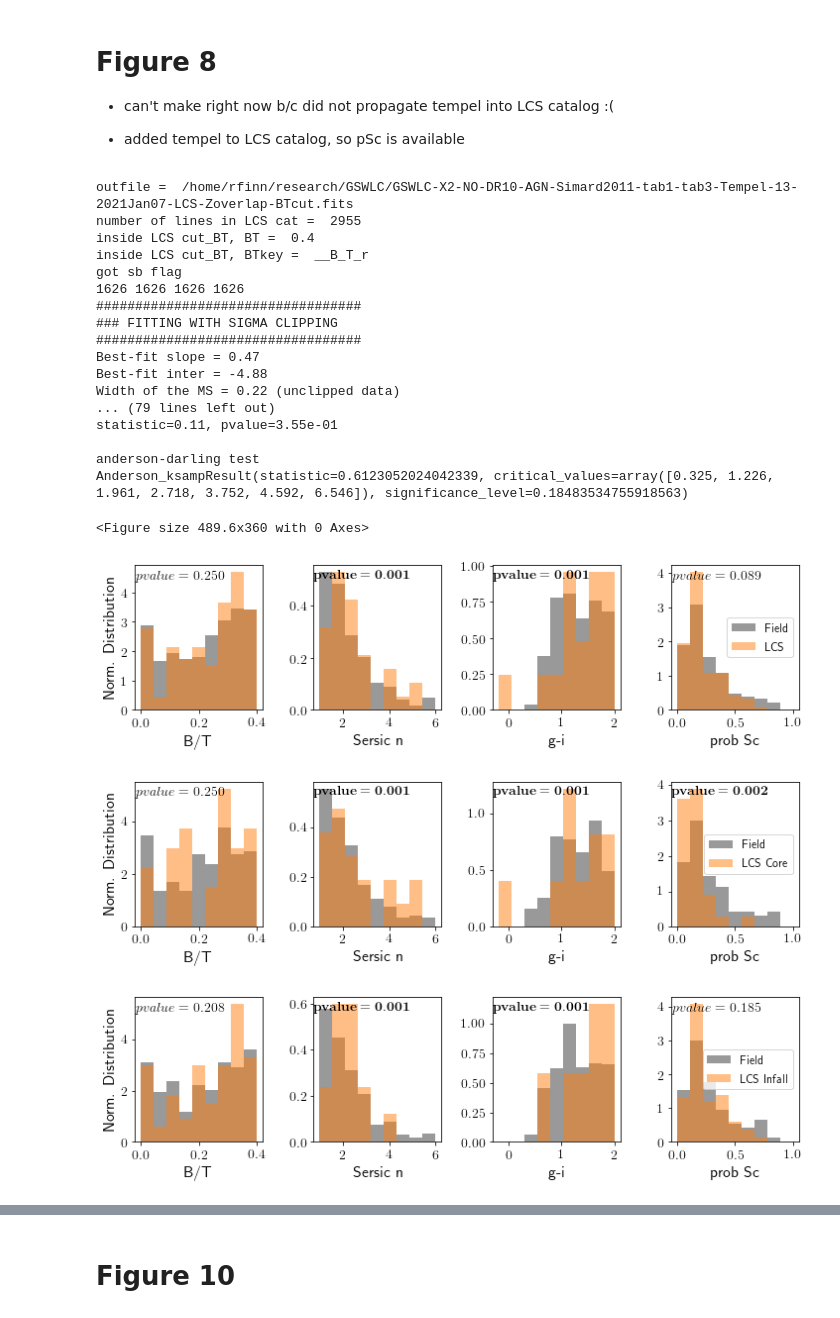
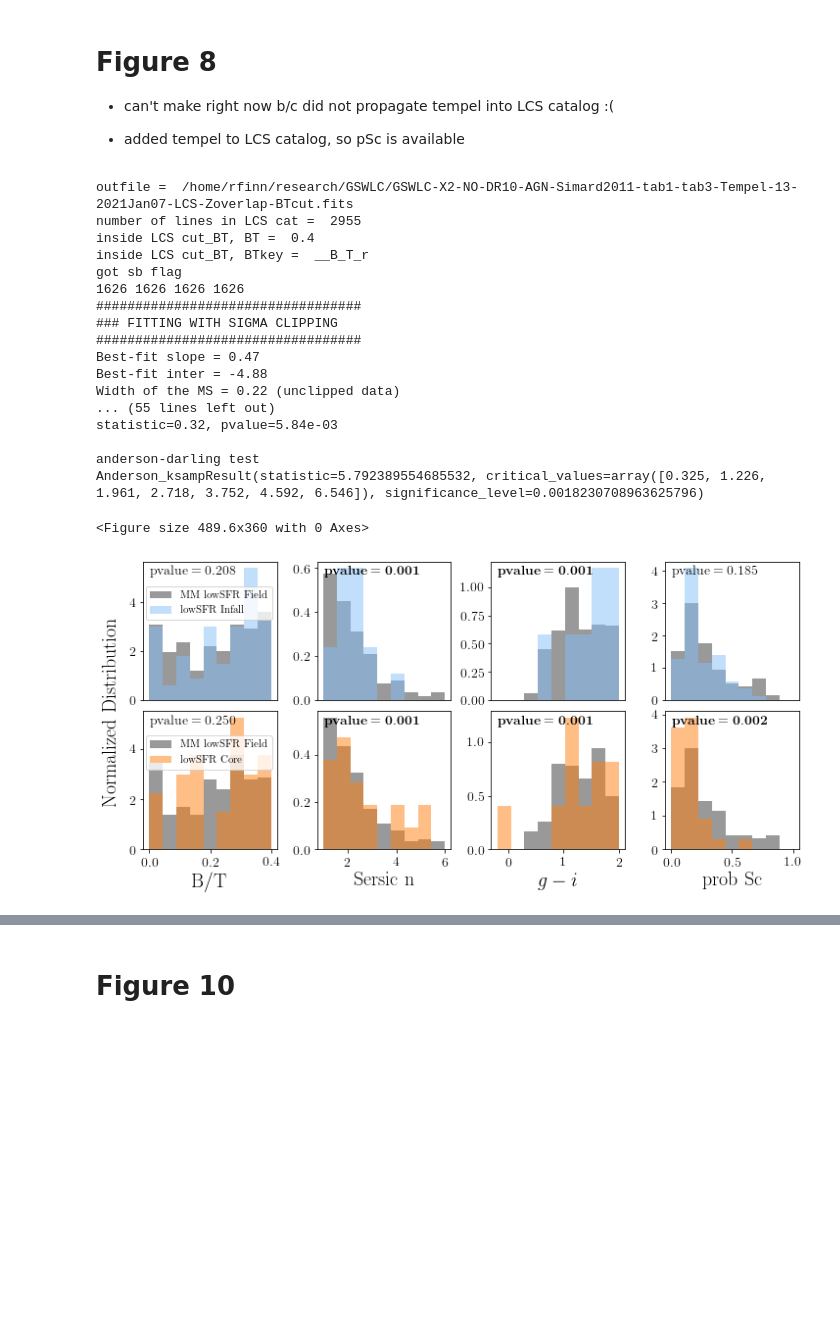
Before and after one commit to rfinn/LCS, a Jupyter notebook: notebooks/expanded-lcs.ipynb, the cells around one changed output, grey strips where cells are left out. Cells and saved outputs as stored; diff of their text form; code cells hidden in the pictures; blank space fills up the shorter version.

```diff
--- a/notebooks/expanded-lcs.ipynb
+++ b/notebooks/expanded-lcs.ipynb
@@ -539,49 +593,55 @@ Anderson_ksampResult(statistic=-1.006455243896528, critical_values=array([0.325,
 # compare BT of low SFR field galaxies with BT distribution of mass-matched normal SF field galaxies
 os.chdir(homedir+'/research/LCS/plots/')
 btmax=.4
 %run ~/github/LCS/python/lcs_paper2_v2.py --cutBT --BT 0.4 --minmass 9.7 --ellip 0.75
-b.compare_BT_lowsfr_field_core(nbins=10,coreonly=False,BTmax=btmax)
-outfile1 = homedir+'/research/LCS/plots/lowsfr-prop-lcsall-mmfield-BTcut0p4-e0p75.pdf'
-outfile2 = homedir+'/research/LCS/plots/lowsfr-prop-lcsall-mmfield-BTcut0p4-e0p75.png'
-plt.savefig(outfile1)
-plt.savefig(outfile2)
+#b.compare_BT_lowsfr_field_core(nbins=10,coreonly=False,BTmax=btmax)
+#outfile1 = homedir+'/research/LCS/plots/lowsfr-prop-lcsall-mmfield-BTcut0p4-e0p75.pdf'
+#outfile2 = homedir+'/research/LCS/plots/lowsfr-prop-lcsall-mmfield-BTcut0p4-e0p75.png'
+#plt.savefig(outfile1)
+#plt.savefig(outfile2)
 
 print()
 print('TESTING')
 print()
-b.compare_BT_lowsfr_field_core(nbins=10,coreonly=True,BTmax=btmax)
-outfile1 = homedir+'/research/LCS/plots/lowsfr-prop-lcscore-mmfield-BTcut0p4-e0p75.pdf'
-outfile2 = homedir+'/research/LCS/plots/lowsfr-prop-lcscore-mmfield-BTcut0p4-e0p75.png'
-plt.savefig(outfile1)
-plt.savefig(outfile2)
+plt.figure(figsize=(12,6))
+plt.subplots_adjust(wspace=.3,bottom=.2,hspace=.08)
+
+
 
 print()
 print('TESTING')
 print()
-b.compare_BT_lowsfr_field_core(nbins=10,coreonly=False,infallonly=True,BTmax=btmax)
-outfile1 = homedir+'/research/LCS/plots/lowsfr-prop-lcsinfall-mmfield-BTcut0p4-e0p75.pdf'
-outfile2 = homedir+'/research/LCS/plots/lowsfr-prop-lcsinfall-mmfield-BTcut0p4-e0p75.png'
+b.compare_BT_lowsfr_field_core(nbins=10,coreonly=False,infallonly=True,BTmax=btmax,plotsingle=False,nrow=2,show_xlabel=False)
+#outfile1 = homedir+'/research/LCS/plots/lowsfr-prop-lcsinfall-mmfield-BTcut0p4-e0p75.pdf'
+#outfile2 = homedir+'/research/LCS/plots/lowsfr-prop-lcsinfall-mmfield-BTcut0p4-e0p75.png'
+
+b.compare_BT_lowsfr_field_core(nbins=10,coreonly=True,BTmax=btmax,plotsingle=False,nrow=2,subplot_offset=4)
+#outfile1 = homedir+'/research/LCS/plots/lowsfr-prop-lcscore-mmfield-BTcut0p4-e0p75.pdf'
+#outfile2 = homedir+'/research/LCS/plots/lowsfr-prop-lcscore-mmfield-BTcut0p4-e0p75.png'
+#plt.savefig(outfile1)
+#plt.savefig(outfile2)
+
+outfile1 = homedir+'/research/LCS/plots/lowsfr-prop-lcscore-infall-mmfield-BTcut0p4-e0p75.pdf'
+outfile2 = homedir+'/research/LCS/plots/lowsfr-prop-lcscore-infall-mmfield-BTcut0p4-e0p75.png'
 plt.savefig(outfile1)
 plt.savefig(outfile2)
 # %% [output]
 outfile =  /home/rfinn/research/GSWLC/GSWLC-X2-NO-DR10-AGN-Simard2011-tab1-tab3-Tempel-13-2021Jan07-LCS-Zoverlap-BTcut.fits
 number of lines in LCS cat =  2955
 inside LCS cut_BT, BT =  0.4
 inside LCS cut_BT, BTkey =  __B_T_r
 got sb flag
 1626 1626 1626 1626
 ##################################
 ### FITTING WITH SIGMA CLIPPING
 ##################################
 Best-fit slope = 0.47
 Best-fit inter = -4.88
 Width of the MS = 0.22 (unclipped data)
-... (79 lines left out)
-statistic=0.11, pvalue=3.55e-01
+... (55 lines left out)
+statistic=0.32, pvalue=5.84e-03
 
 anderson-darling test
-Anderson_ksampResult(statistic=0.6123052024042339, critical_values=array([0.325, 1.226, 1.961, 2.718, 3.752, 4.592, 6.546]), significance_level=0.18483534755918563)
+Anderson_ksampResult(statistic=5.792389554685532, critical_values=array([0.325, 1.226, 1.961, 2.718, 3.752, 4.592, 6.546]), significance_level=0.0018230708963625796)
 <Figure size 489.6x360 with 0 Axes>
-[figure, old version]
+[figure, new version]
-[figure, removed]
-[figure, removed]
```
Also changed, not shown: parts of 29 cells of this notebook, 2 other files.
